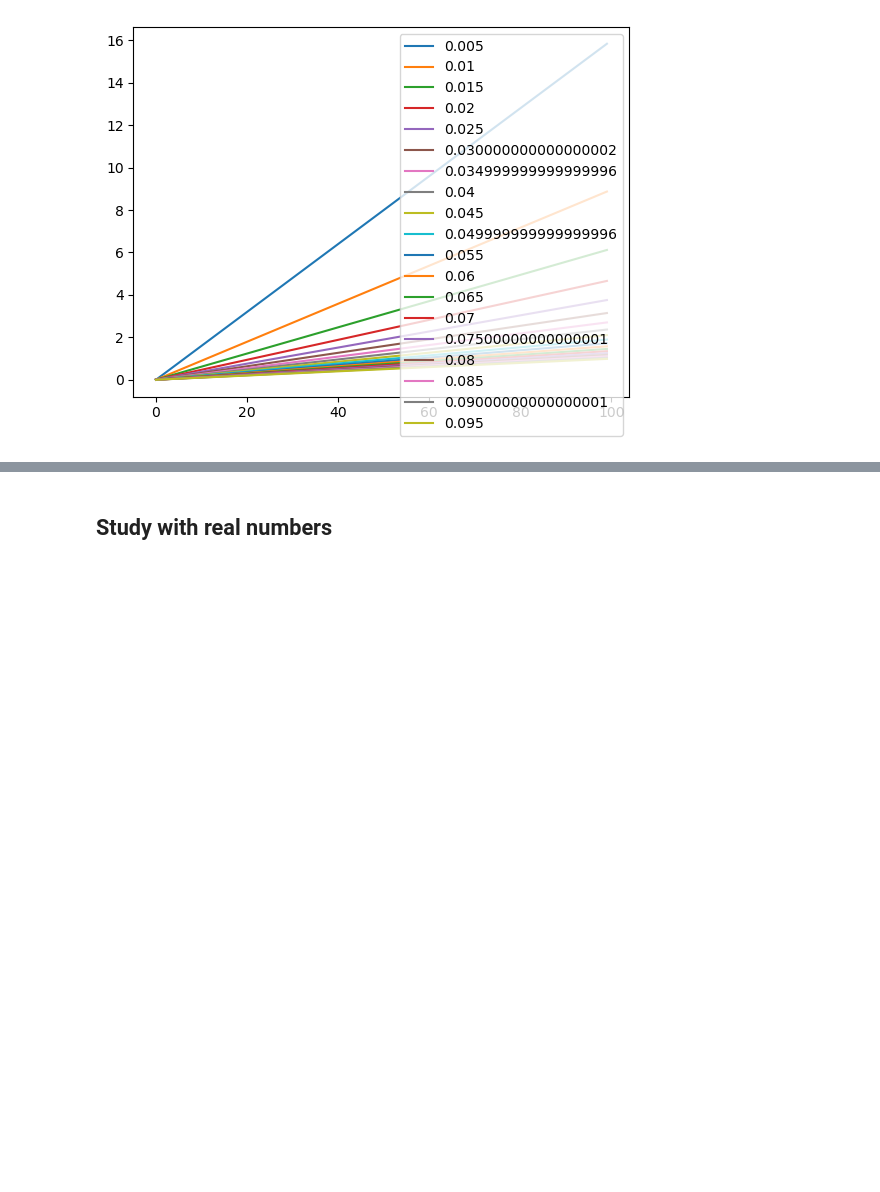
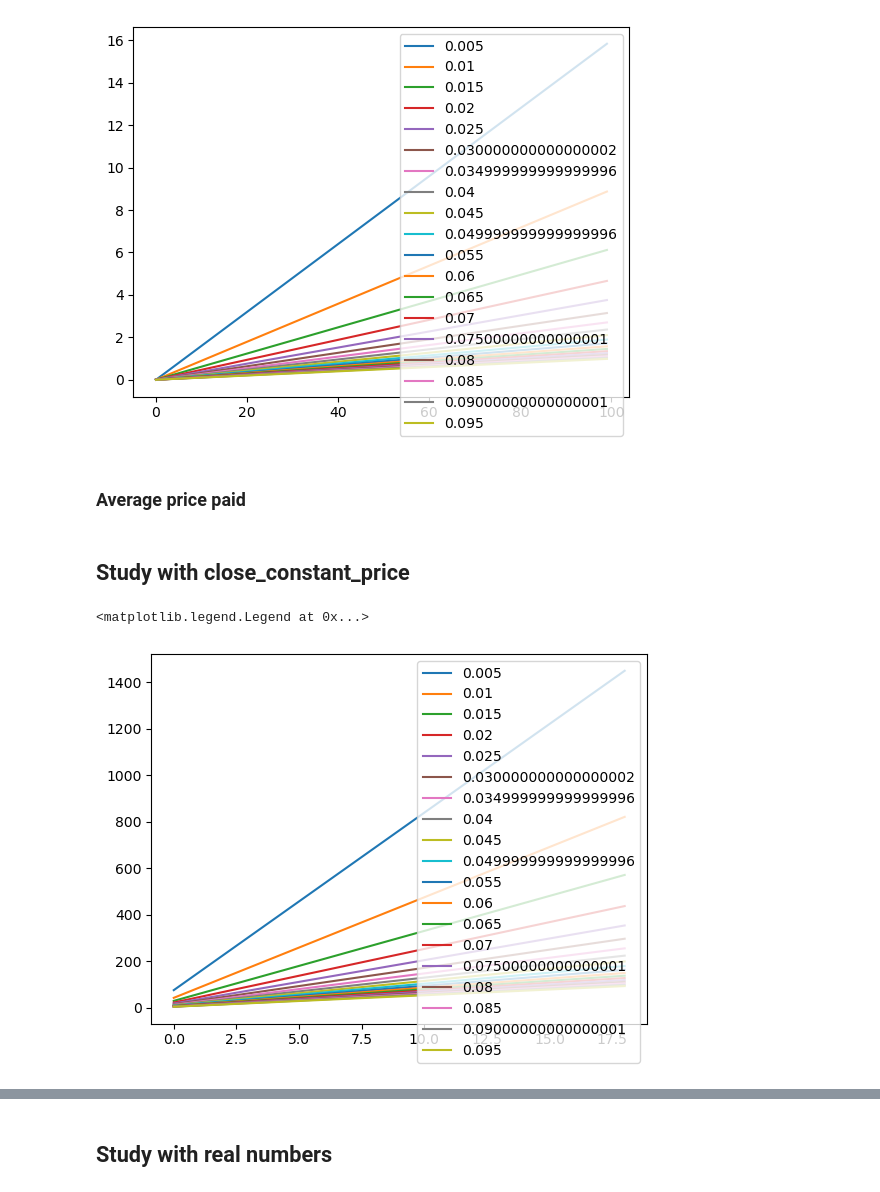
Before and after one commit to rzhan11/MarkData, a Jupyter notebook: nbs/data-gen2.ipynb, the cells around one changed output, grey strips where cells are left out. Drawn from its saved outputs; the diff is of its cells as text; code cells hidden in the pictures; blank space fills up the shorter version.

```diff
--- a/nbs/data-gen2.ipynb
+++ b/nbs/data-gen2.ipynb
@@ -473,6 +475,12 @@ def test_closing_strategy(
 
 
     return df_tick, avg_price
+# %%
+def convert_discount_time(c0, x0, x1):
+#     v = 1 / (1 - (1 - c0) ** x0)
+#     c1 = 1 - (1 - 1/v) ** (1 / x1)
+    c1 = 1 - (1 - c0) ** (x0 / x1)
+    return c1
 # %% [markdown]
 ## Initial study
 - model of world:
@@ -522,3 +530,5 @@ plt.legend()
 # %% [output]
 <matplotlib.legend.Legend at 0x...>
 [figure]
+# %% [markdown]
+### Average price paid
@@ -524,0 +544,45 @@ plt.legend()
+# %% [markdown]
+## Study with close_constant_price
+# %%
+# initial study
+slopes = []
+
+# parameters
+discounts = np.arange(0.005, 0.005*20, 0.005)
+timesteps_real = 1000
+
+# constants (unlikely that you need to change this)
+initial_shares = 10000 # arbitrary number, larger might be good for numerical accuracy
+timesteps_sim = 10000 # larger is probably better, but execution speed scales linearly
+fair = 100 # arbitrary, larger might be good for numerical accuracy
+
+for discount_factor in discounts:
+    all_data = []
+
+    for total_impact in range(5, 100, 5):
+        unit_impact = (fair * total_impact) / initial_shares
+
+        discount_sim = convert_discount_time(c0=discount_factor, x0=timesteps_real, x1=timesteps_sim)
+
+        df_tick, avg = test_closing_strategy(
+            close_fn=close_constant_price,
+    #         close_fn=close_fractional,
+            fair=fair,
+            initial_price=fair,
+            initial_shares=initial_shares, ## arbitrary number
+            timesteps=timesteps_sim,
+            discount_factor=discount_sim,
+            impact=unit_impact,
+        )
+
+        all_data += [{"total_impact": total_impact, "impact": impact, "edge_paid": avg - 100}]
+
+    df_res = pd.DataFrame(all_data)
+    plt.plot(df_res["edge_paid"], label=f"{discount_factor}")
+
+    slopes += [all_data[1]["edge_paid"]]
+
+plt.legend()
+# %% [output]
+<matplotlib.legend.Legend at 0x...>
+[figure, added]
```
Also changed, not shown: parts of 7 cells of this notebook.
